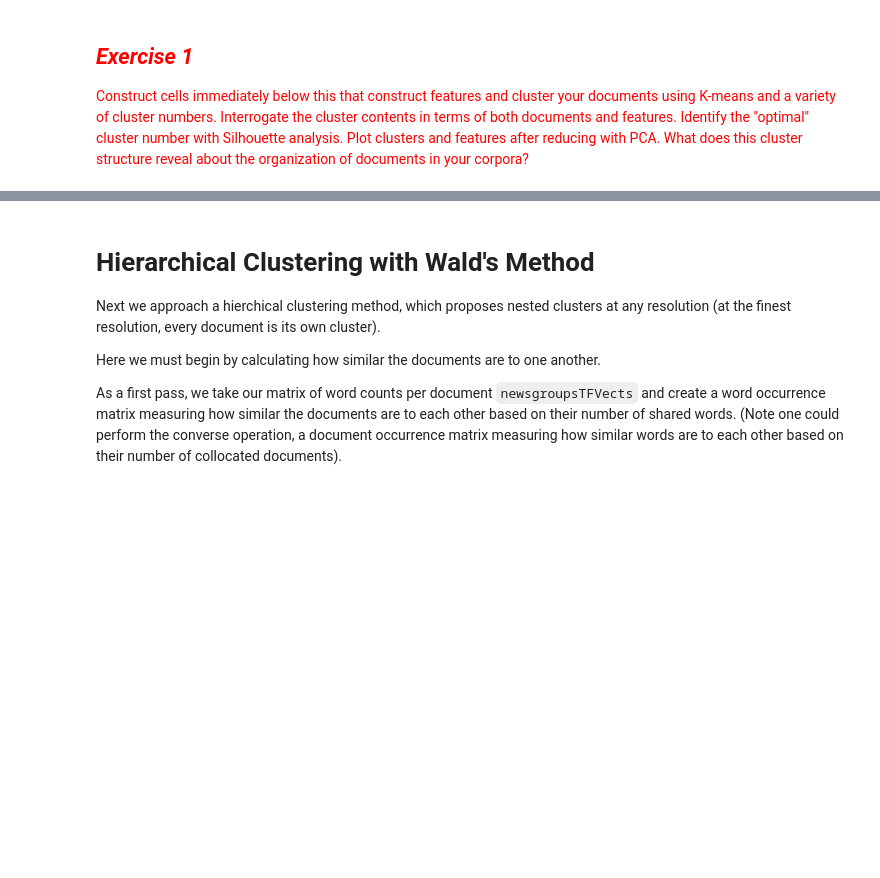
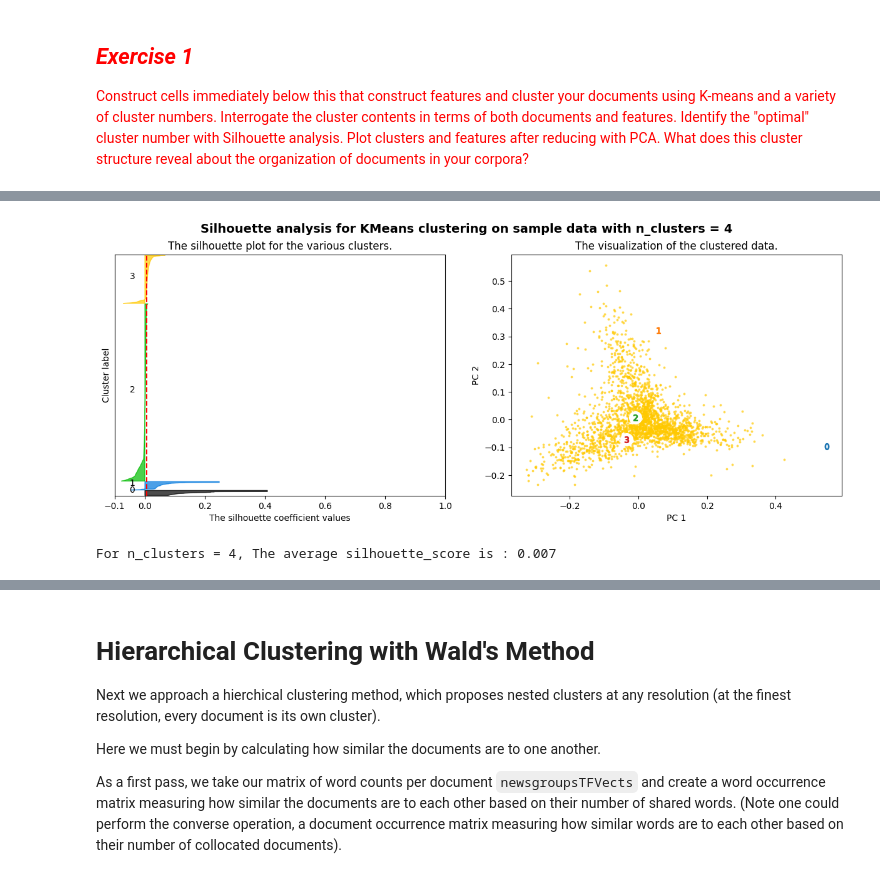
Before and after one commit to h-karyn/ComputationalContentAnalysis, a Jupyter notebook: python_notebooks/hw3/3_Topic_Modeling_and_Clustering.ipynb, the cells around one changed output, grey strips where cells are left out. Cells and saved outputs as stored; diff of their text form; code cells hidden in the pictures; blank space fills up the shorter version.

```diff
--- a/python_notebooks/hw3/3_Topic_Modeling_and_Clustering.ipynb
+++ b/python_notebooks/hw3/3_Topic_Modeling_and_Clustering.ipynb
@@ -631,0 +677,5 @@ profile = pandas.read_csv("../../data/okcupid_profiles.csv")
+# %%
+plotSilhouette(4, X)
+# %% [output]
+[figure, added]
+For n_clusters = 4, The average silhouette_score is : 0.007
```
Also changed, not shown: parts of 40 cells of this notebook.
